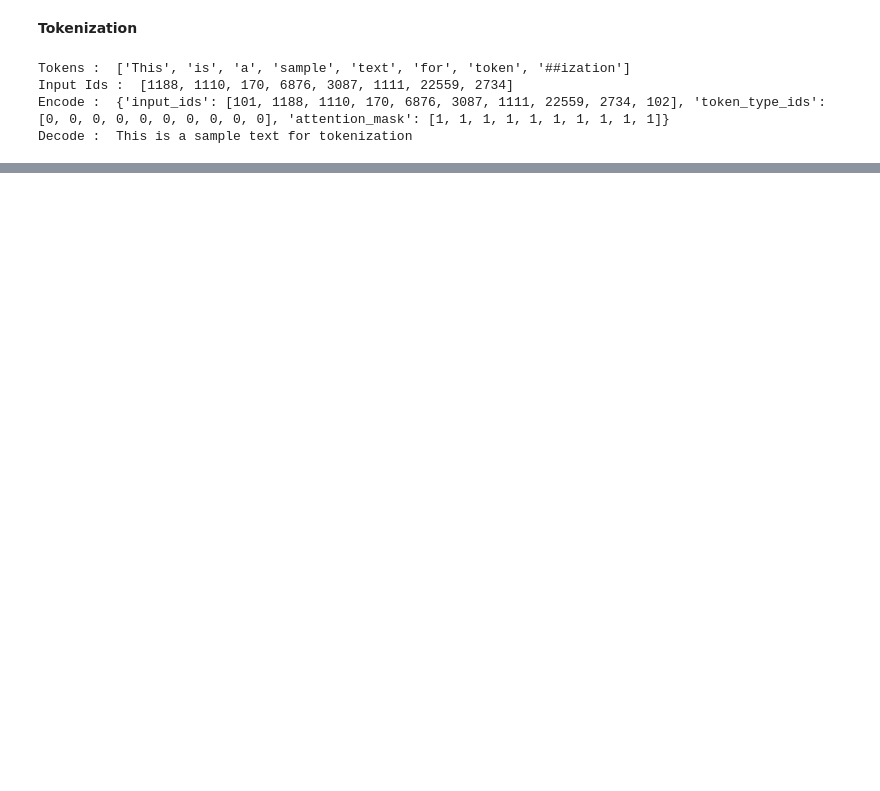
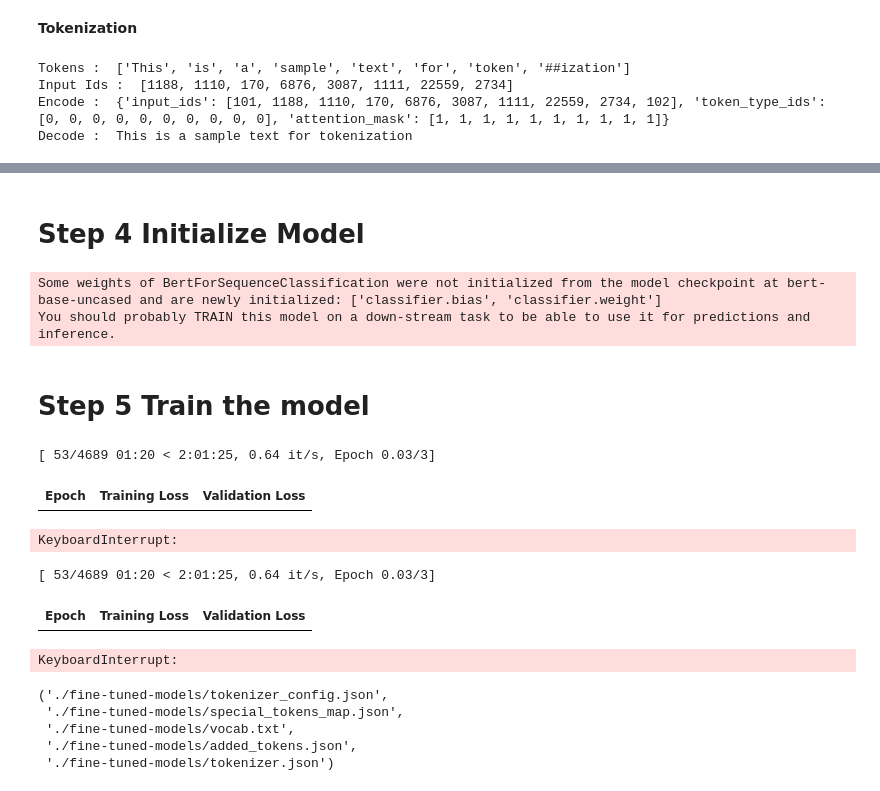
Before and after one commit to Joshi-kv/gen-ai, a Jupyter notebook: Huggingface/Hugging_Face_Demo.ipynb, the cells around one changed output, grey strips where cells are left out. Saved outputs shown, nothing was run; the diff lists cells and outputs as text; code cells hidden in the pictures; blank space fills up the shorter version.

```diff
--- a/Huggingface/Hugging_Face_Demo.ipynb
+++ b/Huggingface/Hugging_Face_Demo.ipynb
@@ -104,0 +134,3 @@ Decode :  This is a sample text for tokenization
+# %%
+import datasets
+dataset = datasets.load_dataset('imdb')
@@ -104,0 +156,11 @@ Decode :  This is a sample text for tokenization
+# %%
+from transformers import AutoTokenizer
+
+#load tokenizer
+tokenizer = AutoTokenizer.from_pretrained('bert-base-uncased')
+
+#tokenize the dataset
+def tokenize_function(example):
+  return tokenizer(example['text'], padding='max_length', truncation=True)
+
+tokenized_datasets = dataset.map(tokenize_function, batched=True)
@@ -104,0 +210,10 @@ Decode :  This is a sample text for tokenization
+# %%
+training_args = TrainingArguments(
+    output_dir='./results',
+    eval_strategy='epoch',
+    learning_rate=2e-5,
+    num_train_epochs=1,
+    per_device_train_batch_size=16,
+    per_device_eval_batch_size=16,
+    weight_decay=0.01,
+)
@@ -104,0 +240,43 @@ Decode :  This is a sample text for tokenization
+# %% [markdown]
+# **Step 4 Initialize Model**
+# %%
+from transformers import Trainer, AutoModelForSequenceClassification
+
+#load pretrained model
+model = AutoModelForSequenceClassification.from_pretrained('bert-base-uncased', num_labels=2)
+
+#initialize trainer
+trainer = Trainer(
+    model=model,
+    args=training_args,
+    train_dataset=tokenized_datasets['train'],
+    eval_dataset=tokenized_datasets['test'],
+)
+# %% [output]
+Some weights of BertForSequenceClassification were not initialized from the model checkpoint at bert-base-uncased and are newly initialized: ['classifier.bias', 'classifier.weight']
+You should probably TRAIN this model on a down-stream task to be able to use it for predictions and inference.
+# %% [markdown]
+# **Step 5 Train the model**
+# %%
+trainer.train()
+# %% [output]
+[ 53/4689 01:20 < 2:01:25, 0.64 it/s, Epoch 0.03/3]
+| Epoch | Training Loss | Validation Loss |
+KeyboardInterrupt:
+# %%
+#evaluate the model
+result = trainer.evaluate()
+# %% [output]
+[ 53/4689 01:20 < 2:01:25, 0.64 it/s, Epoch 0.03/3]
+| Epoch | Training Loss | Validation Loss |
+KeyboardInterrupt:
+# %%
+#save finetuned models
+model.save_pretrained('./fine-tuned-models')
+tokenizer.save_pretrained('./fine-tuned-models')
+# %% [output]
+('./fine-tuned-models/tokenizer_config.json',
+ './fine-tuned-models/special_tokens_map.json',
+ './fine-tuned-models/vocab.txt',
+ './fine-tuned-models/added_tokens.json',
+ './fine-tuned-models/tokenizer.json')
```
Also changed, not shown: parts of 12 cells of this notebook.
